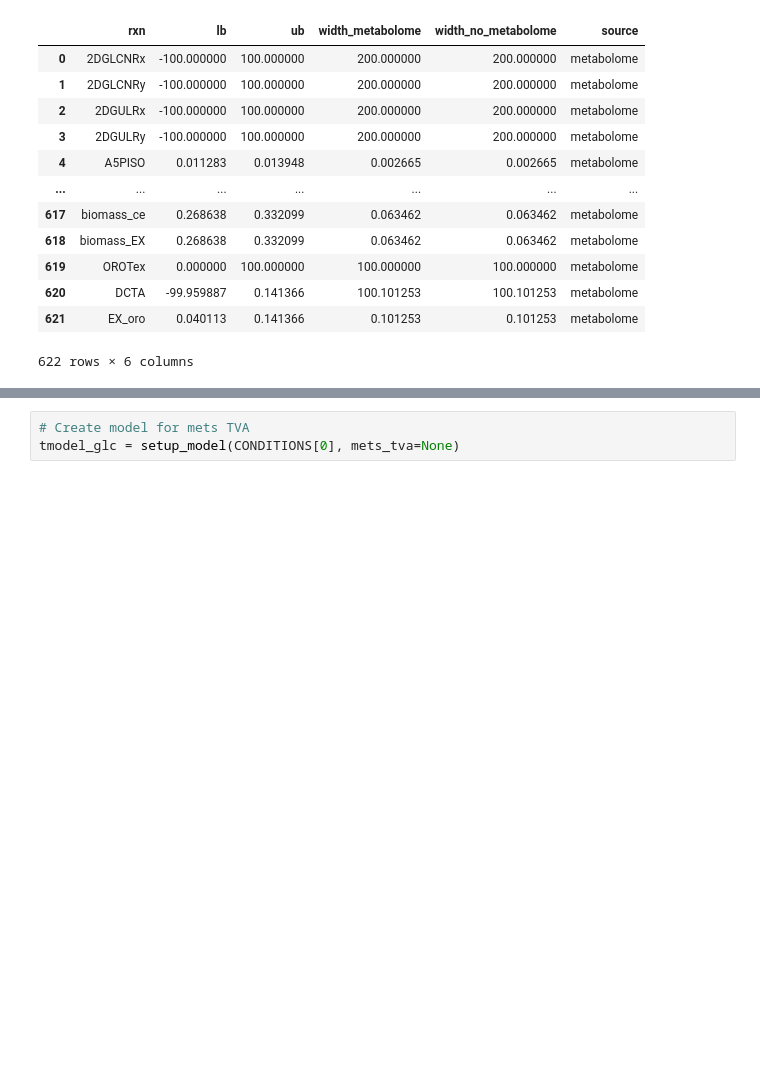
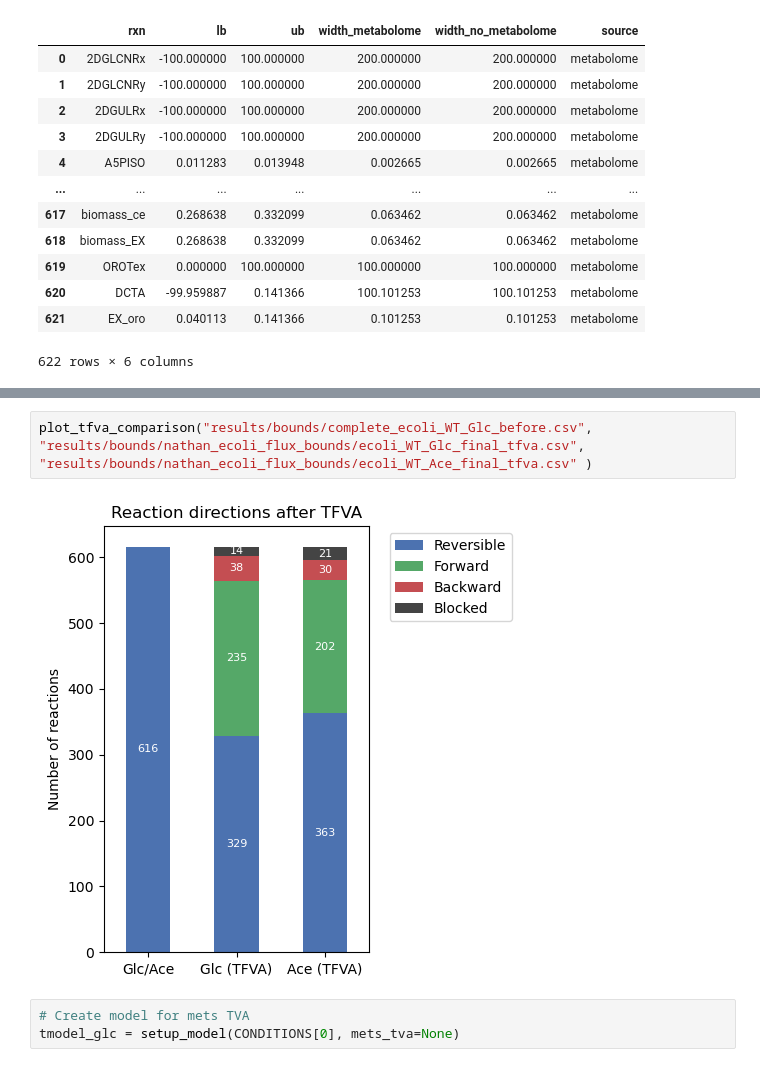
Before and after one commit to lasillje/MSC-Thermo, a Jupyter notebook: ecoli_flux_bounds/tfva_ecoli.ipynb, the cells around one changed output, grey strips where cells are left out. Saved outputs shown, nothing was run; the diff lists cells and outputs as text; blank space fills up the shorter version.

```diff
--- a/ecoli_flux_bounds/tfva_ecoli.ipynb
+++ b/ecoli_flux_bounds/tfva_ecoli.ipynb
@@ -1232,3 +1313,7 @@ visualize_met_conc_reduction("results/bounds/ecoli_WT_Glc_concs_before_tva.csv",
+# %%
+plot_tfva_comparison("results/bounds/complete_ecoli_WT_Glc_before.csv", "results/bounds/nathan_ecoli_flux_bounds/ecoli_WT_Glc_final_tfva.csv", "results/bounds/nathan_ecoli_flux_bounds/ecoli_WT_Ace_final_tfva.csv" )
+# %% [output]
+[figure, added]
 # %%
 # Create model for mets TVA
 tmodel_glc = setup_model(CONDITIONS[0], mets_tva=None)
```
Also changed, not shown: parts of 7 cells of this notebook, 1 other file.
